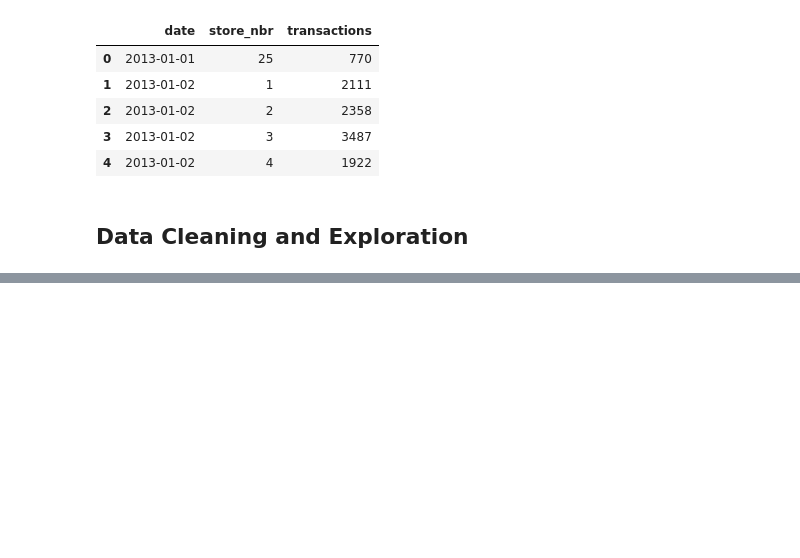
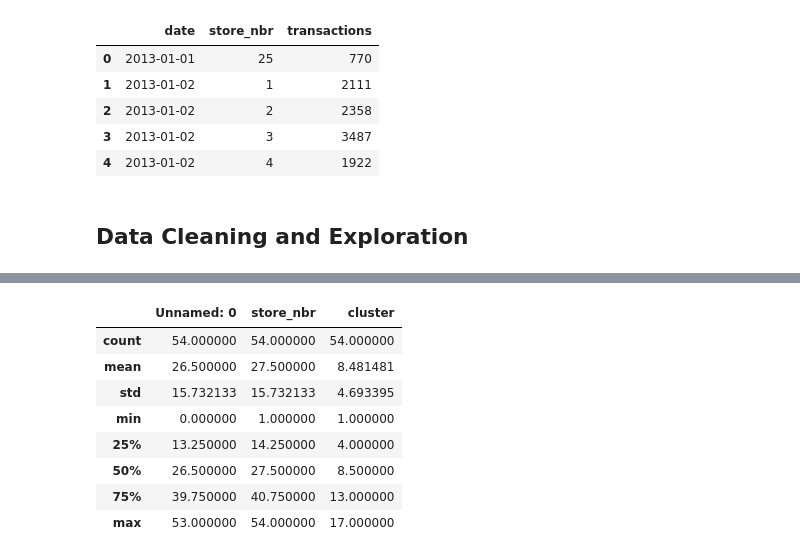
Before and after one commit to BrianBassey37/Data_Science_Projects, a Jupyter notebook: notebooks/RegressionNotebook.ipynb, the cells around one changed output, grey strips where cells are left out. Saved outputs shown, nothing was run; the diff lists cells and outputs as text; code cells hidden in the pictures; blank space fills up the shorter version.

```diff
--- a/notebooks/RegressionNotebook.ipynb
+++ b/notebooks/RegressionNotebook.ipynb
@@ -115,0 +300,12 @@ Transactions_Data.head()
+# %%
+stores_data.describe()
+# %% [output]
+|  | Unnamed: 0 | store_nbr | cluster |
+| count | 54.000000 | 54.000000 | 54.000000 |
+| mean | 26.500000 | 27.500000 | 8.481481 |
+| std | 15.732133 | 15.732133 | 4.693395 |
+| min | 0.000000 | 1.000000 | 1.000000 |
+| 25% | 13.250000 | 14.250000 | 4.000000 |
+| 50% | 26.500000 | 27.500000 | 8.500000 |
+| 75% | 39.750000 | 40.750000 | 13.000000 |
+| max | 53.000000 | 54.000000 | 17.000000 |
```
Also changed, not shown: parts of 30 cells of this notebook.
